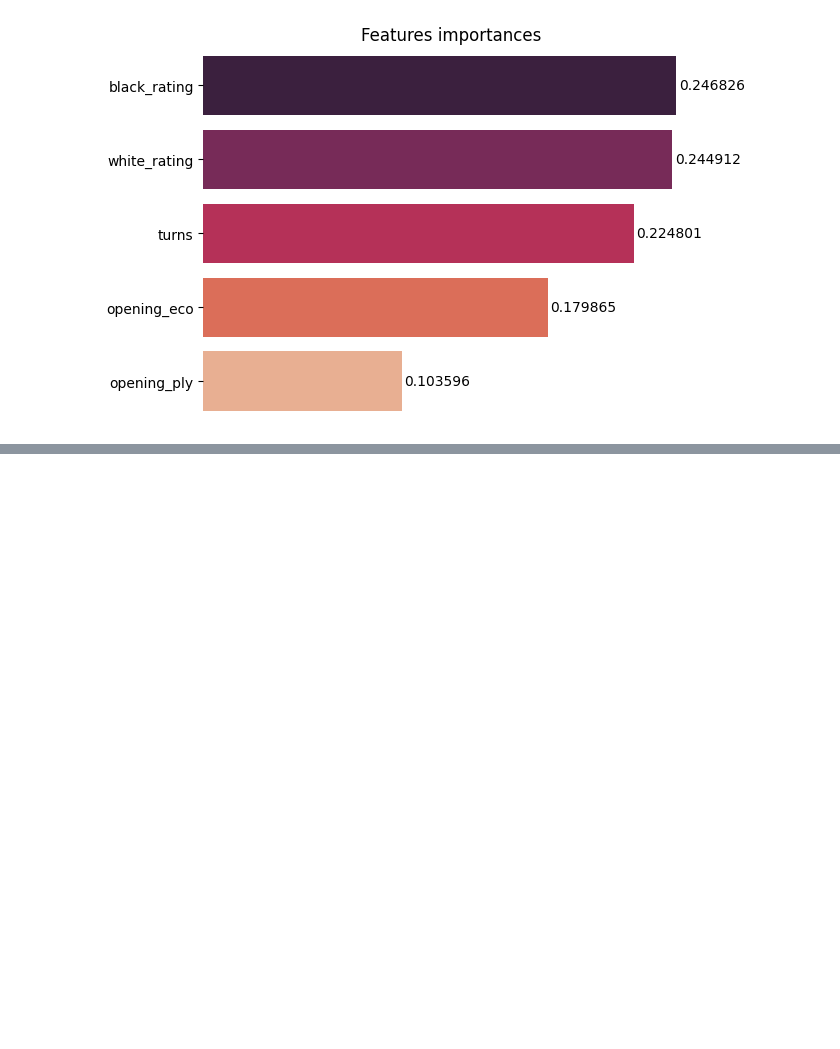
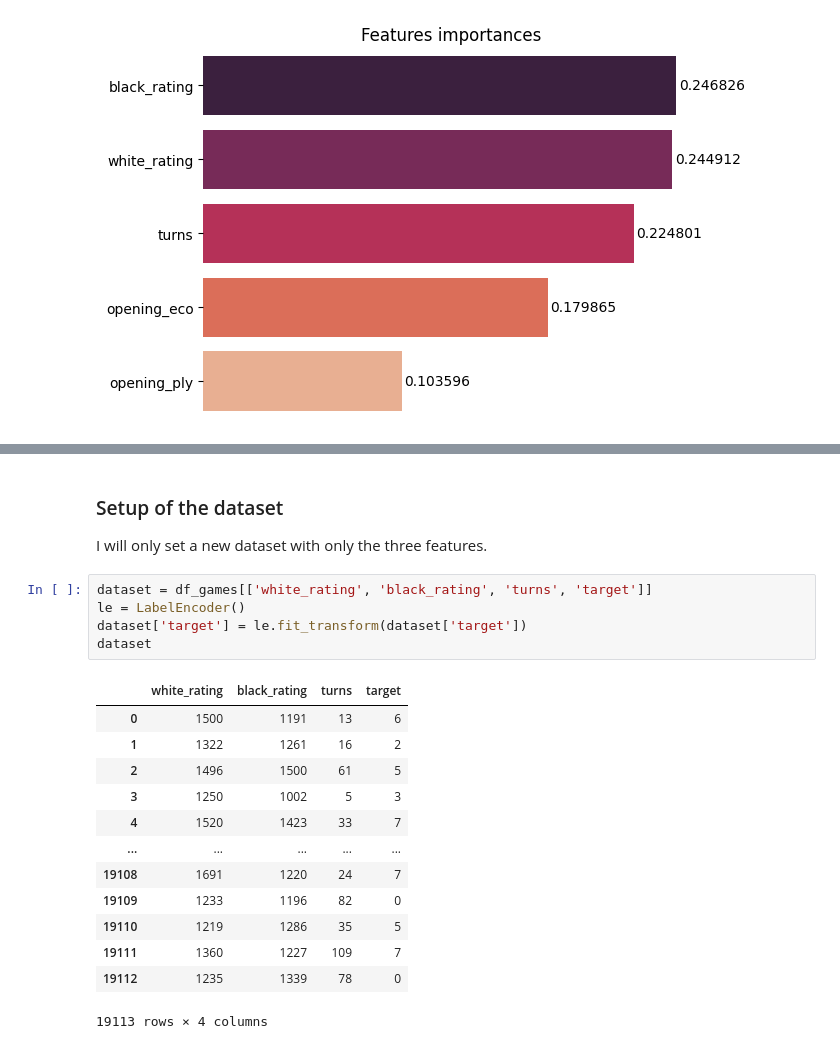
Before and after one commit to robinmoon2/AI_Application_HY, a Jupyter notebook: Chess_Project/Elite_MlPrediction.ipynb, the cells around one changed output, grey strips where cells are left out. Saved outputs shown, nothing was run; the diff lists cells and outputs as text; blank space fills up the shorter version.

```diff
--- a/Chess_Project/Elite_MlPrediction.ipynb
+++ b/Chess_Project/Elite_MlPrediction.ipynb
@@ -223,0 +227,22 @@ featuresImportancesDisplay(rfc)
+# %% [markdown]
+### Setup of the dataset
+I will only set a new dataset with only the three features.
+# %%
+dataset = df_games[['white_rating', 'black_rating', 'turns', 'target']]
+le = LabelEncoder()
+dataset['target'] = le.fit_transform(dataset['target'])
+dataset
+# %% [output]
+|  | white_rating | black_rating | turns | target |
+| 0 | 1500 | 1191 | 13 | 6 |
+| 1 | 1322 | 1261 | 16 | 2 |
+| 2 | 1496 | 1500 | 61 | 5 |
+| 3 | 1250 | 1002 | 5 | 3 |
+| 4 | 1520 | 1423 | 33 | 7 |
+| ... | ... | ... | ... | ... |
+| 19108 | 1691 | 1220 | 24 | 7 |
+| 19109 | 1233 | 1196 | 82 | 0 |
+| 19110 | 1219 | 1286 | 35 | 5 |
+| 19111 | 1360 | 1227 | 109 | 7 |
+| 19112 | 1235 | 1339 | 78 | 0 |
+19113 rows × 4 columns
```
Also changed, not shown: parts of 6 cells of this notebook, 1 other file.
